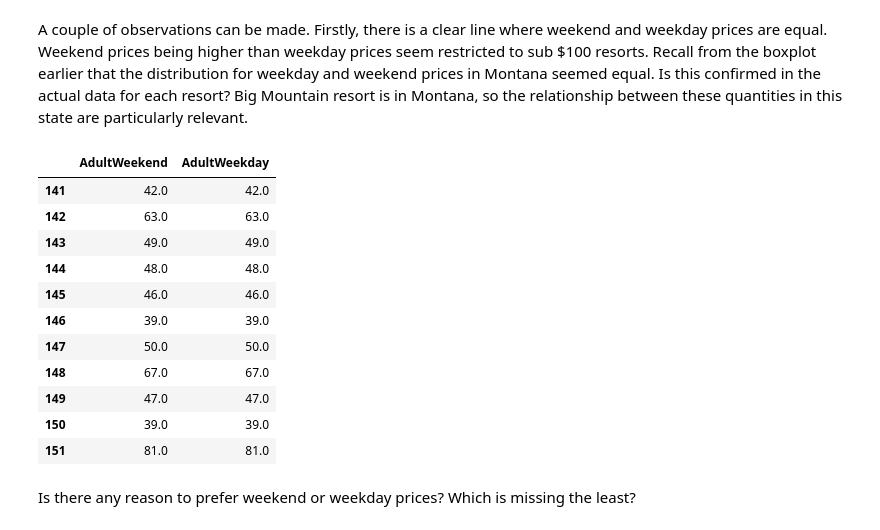
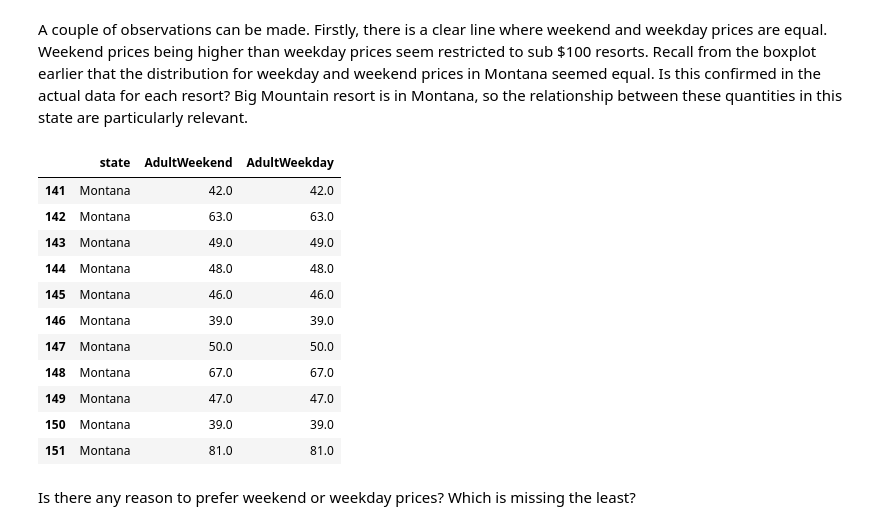
Before and after one commit to leekahung/Springboard_Repository_May3_2021_Cohort, a Jupyter notebook: DataScienceGuidedCapstone/Notebooks/02_data_wrangling.ipynb, the cells around one changed output. Cells and saved outputs as stored; diff of their text form; code cells hidden in the pictures.

Commit message:
Updating notebook to include states in Code task 37

```diff
--- a/DataScienceGuidedCapstone/Notebooks/02_data_wrangling.ipynb
+++ b/DataScienceGuidedCapstone/Notebooks/02_data_wrangling.ipynb
@@ -919,20 +919,20 @@ A couple of observations can be made. Firstly, there is a clear line where weeke
 # %%
 #Code task 37#
 #Use the loc accessor on ski_data to print the 'AdultWeekend' and 'AdultWeekday' columns for Montana only
-ski_data.loc[ski_data.state == 'Montana', ['AdultWeekend', 'AdultWeekday']]
+ski_data.loc[ski_data.state == 'Montana', ['state', 'AdultWeekend', 'AdultWeekday']]
 # %% [output]
-|  | AdultWeekend | AdultWeekday |
-| 141 | 42.0 | 42.0 |
-| 142 | 63.0 | 63.0 |
-| 143 | 49.0 | 49.0 |
-| 144 | 48.0 | 48.0 |
-| 145 | 46.0 | 46.0 |
-| 146 | 39.0 | 39.0 |
-| 147 | 50.0 | 50.0 |
-| 148 | 67.0 | 67.0 |
-| 149 | 47.0 | 47.0 |
-| 150 | 39.0 | 39.0 |
-| 151 | 81.0 | 81.0 |
+|  | state | AdultWeekend | AdultWeekday |
+| 141 | Montana | 42.0 | 42.0 |
+| 142 | Montana | 63.0 | 63.0 |
+| 143 | Montana | 49.0 | 49.0 |
+| 144 | Montana | 48.0 | 48.0 |
+| 145 | Montana | 46.0 | 46.0 |
+| 146 | Montana | 39.0 | 39.0 |
+| 147 | Montana | 50.0 | 50.0 |
+| 148 | Montana | 67.0 | 67.0 |
+| 149 | Montana | 47.0 | 47.0 |
+| 150 | Montana | 39.0 | 39.0 |
+| 151 | Montana | 81.0 | 81.0 |
 # %% [markdown]
 Is there any reason to prefer weekend or weekday prices? Which is missing the least?
 # %%
```
Also changed, not shown: parts of 5 cells of this notebook.
